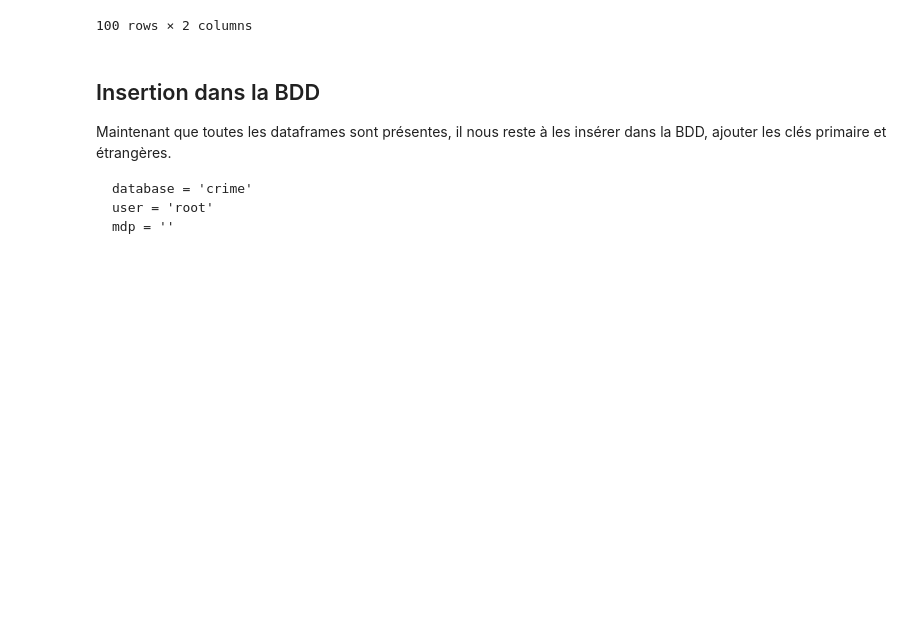
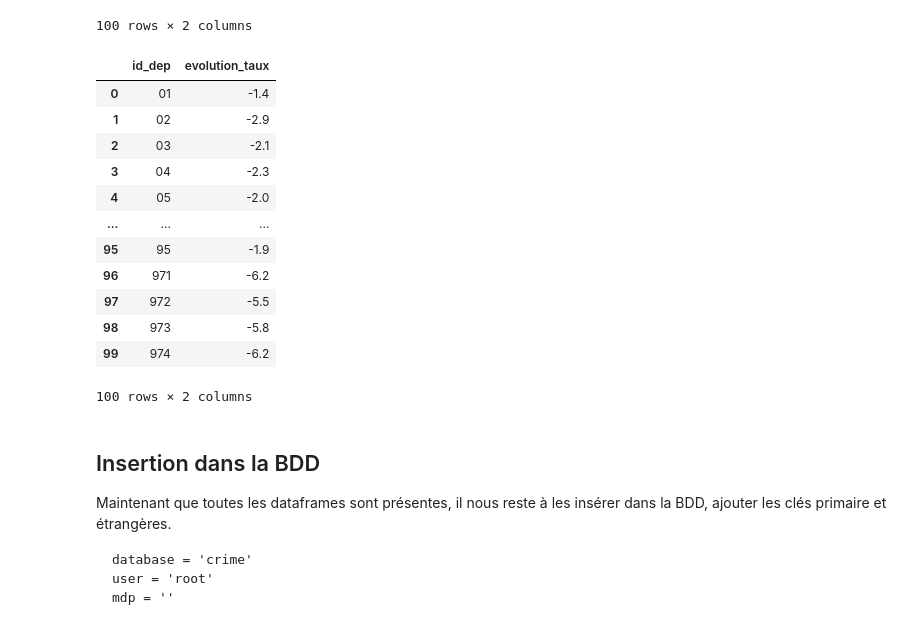
Before and after one commit to felix-geffrault/BI, a Jupyter notebook: crime_to_db.ipynb, the cells around one changed output. Saved outputs shown, nothing was run; the diff lists cells and outputs as text; code cells hidden in the pictures; blank space fills up the shorter version.

```diff
--- a/crime_to_db.ipynb
+++ b/crime_to_db.ipynb
@@ -451,6 +499,33 @@ df_chomage
 | 98 | 973 | 16.1 |
 | 99 | 974 | 17.3 |
 100 rows × 2 columns
+# %%
+df_taux_chomage = pd.read_excel("data/ECRT2021-F12.xlsx", sheet_name="Figure 5b", skiprows=2, skipfooter=3, header=None)
+df_taux_chomage = df_taux_chomage.rename(columns={0: 'lib_dep', 1: 'evolution_taux'}).replace({'Va-de-Marne': 'Val-de-Marne'})
+
+
+id_chomage_dep_list = []
+
+for i, row in df_taux_chomage.iterrows():
+    id_chomage_dep_list.append(df_departement_normalized.loc[df_departement_normalized['lib_dep'] == normalize_str(row['lib_dep'])].values[0,0])
+
+df_taux_chomage['id_dep'] = id_chomage_dep_list
+df_taux_chomage = df_taux_chomage[['id_dep', 'evolution_taux']]
+df_taux_chomage
+# %% [output]
+|  | id_dep | evolution_taux |
+| 0 | 01 | -1.4 |
+| 1 | 02 | -2.9 |
+| 2 | 03 | -2.1 |
+| 3 | 04 | -2.3 |
+| 4 | 05 | -2.0 |
+| ... | ... | ... |
+| 95 | 95 | -1.9 |
+| 96 | 971 | -6.2 |
+| 97 | 972 | -5.5 |
+| 98 | 973 | -5.8 |
+| 99 | 974 | -6.2 |
+100 rows × 2 columns
 # %% [markdown]
 ## Insertion dans la BDD
 
```
Also changed, not shown: parts of 11 cells of this notebook, 1 other file.
